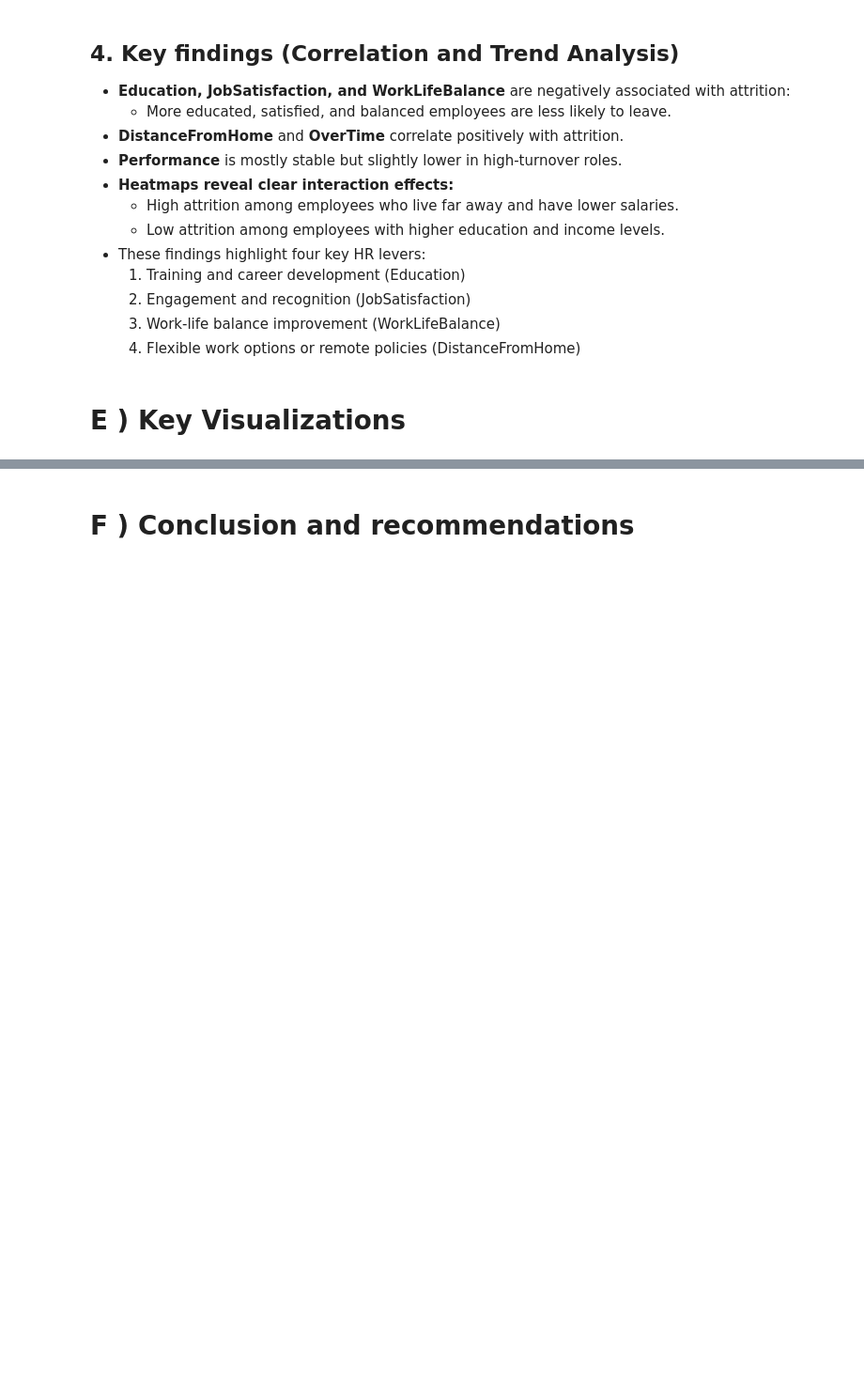
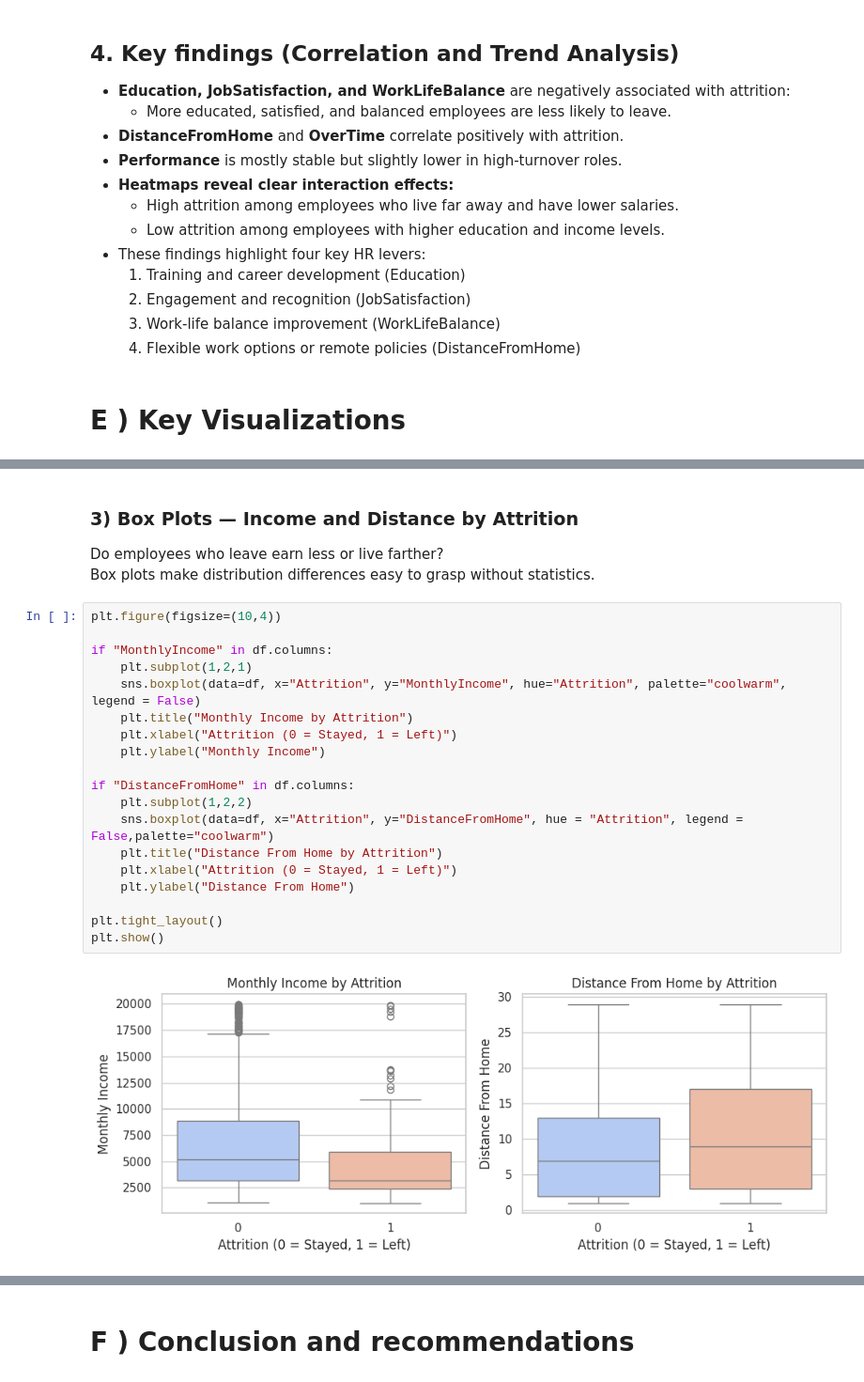
Before and after one commit to y-fares/PSTB-YCDynamics-Hackathon-1, a Jupyter notebook: yc_dynamics_hackathon1_subj3.ipynb, the cells around one changed output, grey strips where cells are left out. Shown at 94% size. Drawn from its saved outputs; the diff is of its cells as text; blank space fills up the shorter version.

```diff
--- a/yc_dynamics_hackathon1_subj3.ipynb
+++ b/yc_dynamics_hackathon1_subj3.ipynb
@@ -655,0 +722,26 @@ Attrition rate by Education and Income level:
+# %% [markdown]
+### 3) Box Plots — Income and Distance by Attrition
+
+Do employees who leave earn less or live farther?
+Box plots make distribution differences easy to grasp without statistics.
+# %%
+plt.figure(figsize=(10,4))
+
+if "MonthlyIncome" in df.columns:
+    plt.subplot(1,2,1)
+    sns.boxplot(data=df, x="Attrition", y="MonthlyIncome", hue="Attrition", palette="coolwarm", legend = False)
+    plt.title("Monthly Income by Attrition")
+    plt.xlabel("Attrition (0 = Stayed, 1 = Left)")
+    plt.ylabel("Monthly Income")
+
+if "DistanceFromHome" in df.columns:
+    plt.subplot(1,2,2)
+    sns.boxplot(data=df, x="Attrition", y="DistanceFromHome", hue = "Attrition", legend = False,palette="coolwarm")
+    plt.title("Distance From Home by Attrition")
+    plt.xlabel("Attrition (0 = Stayed, 1 = Left)")
+    plt.ylabel("Distance From Home")
+
+plt.tight_layout()
+plt.show()
+# %% [output]
+[figure, added]
```
Also changed, not shown: parts of 13 cells of this notebook.
